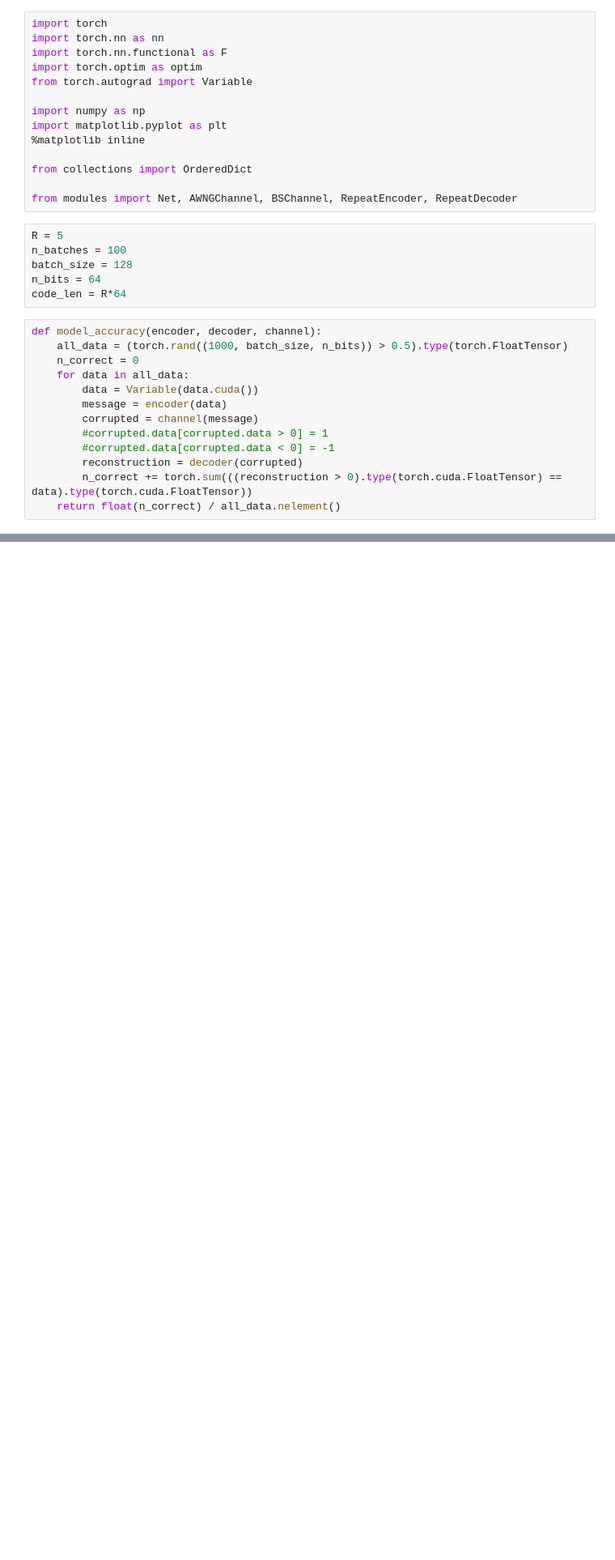
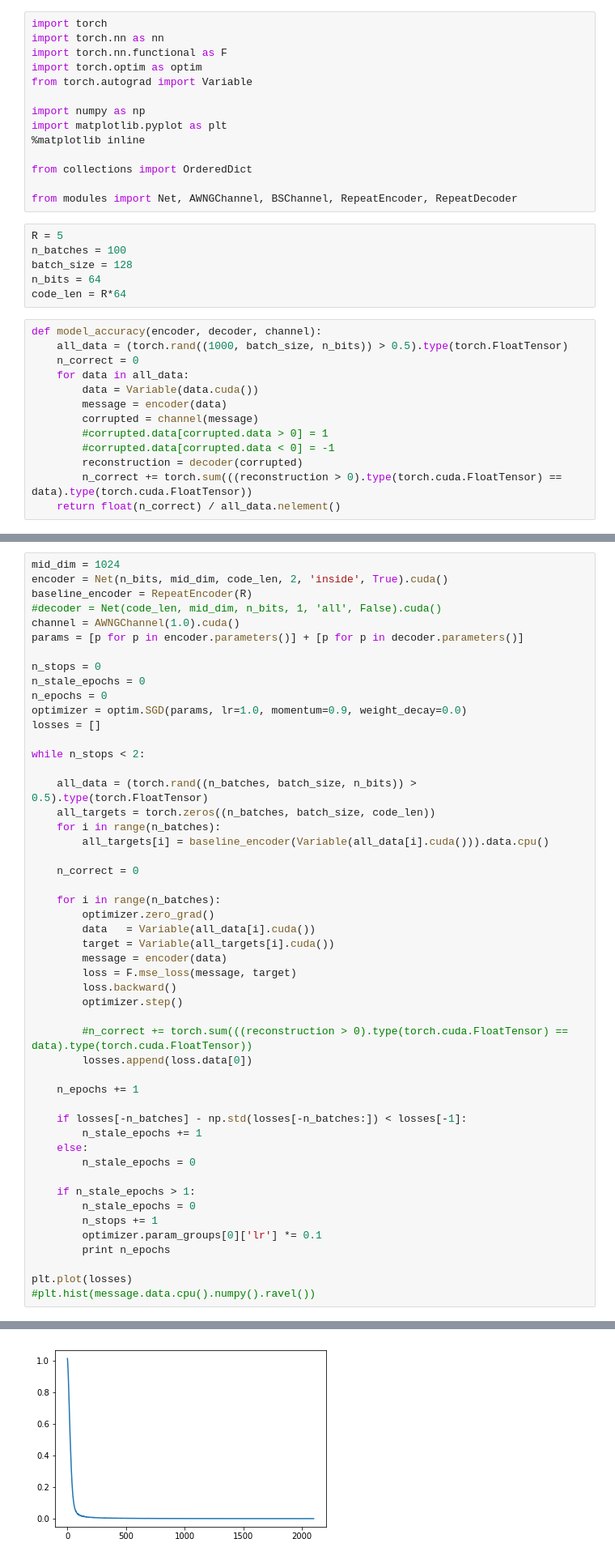
Before and after one commit to afcarl/coding, a Jupyter notebook: repetition_baseline.ipynb, the cells around one changed output, grey strips where cells are left out. Shown at 81% size. Drawn from its saved outputs; the diff is of its cells as text; blank space fills up the shorter version.

```diff
--- a/repetition_baseline.ipynb
+++ b/repetition_baseline.ipynb
@@ -86,0 +118,51 @@ print float(n_correct) / all_data.nelement()
+# %%
+mid_dim = 1024
+encoder = Net(n_bits, mid_dim, code_len, 2, 'inside', True).cuda()
+baseline_encoder = RepeatEncoder(R)
+#decoder = Net(code_len, mid_dim, n_bits, 1, 'all', False).cuda()
+channel = AWNGChannel(1.0).cuda()
+params = [p for p in encoder.parameters()] + [p for p in decoder.parameters()]
+
+n_stops = 0
+n_stale_epochs = 0
+n_epochs = 0
+optimizer = optim.SGD(params, lr=1.0, momentum=0.9, weight_decay=0.0)
+losses = []
+
+while n_stops < 2:
+
+    all_data = (torch.rand((n_batches, batch_size, n_bits)) > 0.5).type(torch.FloatTensor)
+    all_targets = torch.zeros((n_batches, batch_size, code_len))
+    for i in range(n_batches):
+        all_targets[i] = baseline_encoder(Variable(all_data[i].cuda())).data.cpu()
+
+    n_correct = 0
+
+    for i in range(n_batches):
+        optimizer.zero_grad()
+        data   = Variable(all_data[i].cuda())
+        target = Variable(all_targets[i].cuda())
+        message = encoder(data)
+        loss = F.mse_loss(message, target)
+        loss.backward()
+        optimizer.step()
+
+        #n_correct += torch.sum(((reconstruction > 0).type(torch.cuda.FloatTensor) == data).type(torch.cuda.FloatTensor))
+        losses.append(loss.data[0])
+
+    n_epochs += 1
+
+    if losses[-n_batches] - np.std(losses[-n_batches:]) < losses[-1]:
+        n_stale_epochs += 1
+    else:
+        n_stale_epochs = 0
+
+    if n_stale_epochs > 1:
+        n_stale_epochs = 0
+        n_stops += 1
+        optimizer.param_groups[0]['lr'] *= 0.1
+        print n_epochs
+
+plt.plot(losses)
+#plt.hist(message.data.cpu().numpy().ravel())
+# %% [output]
@@ -86,0 +172 @@ print float(n_correct) / all_data.nelement()
+[figure, added]
```
Also changed, not shown: parts of 11 cells of this notebook.
